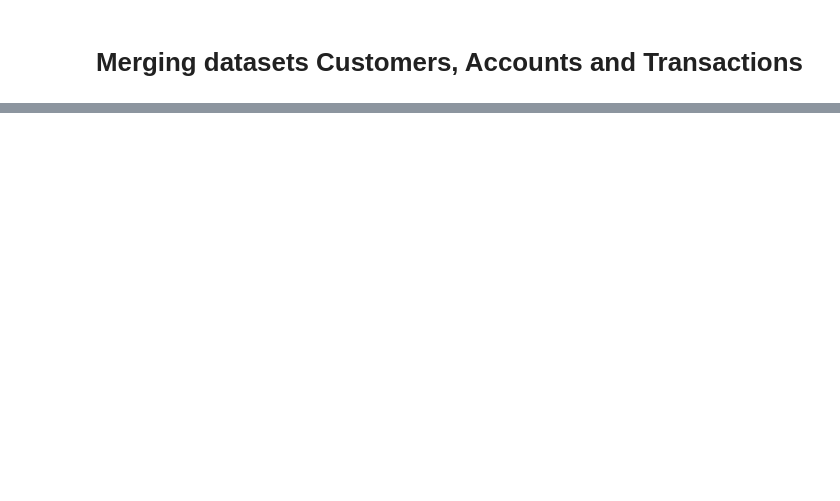
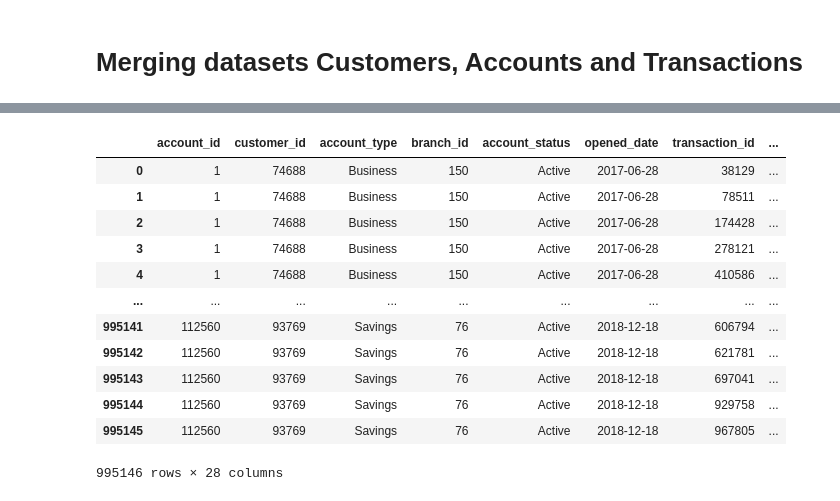
Before and after one commit to akonamajongile-a11y/bankguard, a Jupyter notebook: CleaningCustomers.ipynb, the cells around one changed output, grey strips where cells are left out. Cells and saved outputs as stored; diff of their text form; code cells hidden in the pictures; blank space fills up the shorter version.

```diff
--- a/CleaningCustomers.ipynb
+++ b/CleaningCustomers.ipynb
@@ -873 +650,4 @@ memory usage: 6.6 MB
+# %%
+# filling null merchant_id with unkown
+transactions["merchant_id"] = transactions["merchant_id"].fillna("Unknown")
 # %%
@@ -936,0 +726,3 @@ memory usage: 122.3 MB
+# %%
+trans_acc_cus =  pd.merge(trans_acc,customers, how='inner', on="customer_id")
+trans_acc_cus.info()
@@ -936,0 +747,4 @@ memory usage: 122.3 MB
+# %%
+# Droping indexes becuase I forgot to remove them when saving csv
+trans_acc_cus = trans_acc_cus.drop(columns=['Unnamed: 0_x', 'Unnamed: 0_y'])
+trans_acc_cus.info()
@@ -936,0 +769,18 @@ memory usage: 122.3 MB
+# %%
+#Customer Transaction Count
+trans_acc_cus['cus_trans_count'] = (trans_acc_cus.groupby('customer_id')['transaction_id'].transform('count'))
+trans_acc_cus
+# %% [output]
+|  | account_id | customer_id | account_type | branch_id | account_status | opened_date | transaction_id | ... |
+| 0 | 1 | 74688 | Business | 150 | Active | 2017-06-28 | 38129 | ... |
+| 1 | 1 | 74688 | Business | 150 | Active | 2017-06-28 | 78511 | ... |
+| 2 | 1 | 74688 | Business | 150 | Active | 2017-06-28 | 174428 | ... |
+| 3 | 1 | 74688 | Business | 150 | Active | 2017-06-28 | 278121 | ... |
+| 4 | 1 | 74688 | Business | 150 | Active | 2017-06-28 | 410586 | ... |
+| ... | ... | ... | ... | ... | ... | ... | ... | ... |
+| 995141 | 112560 | 93769 | Savings | 76 | Active | 2018-12-18 | 606794 | ... |
+| 995142 | 112560 | 93769 | Savings | 76 | Active | 2018-12-18 | 621781 | ... |
+| 995143 | 112560 | 93769 | Savings | 76 | Active | 2018-12-18 | 697041 | ... |
+| 995144 | 112560 | 93769 | Savings | 76 | Active | 2018-12-18 | 929758 | ... |
+| 995145 | 112560 | 93769 | Savings | 76 | Active | 2018-12-18 | 967805 | ... |
+995146 rows × 28 columns
```
Also changed, not shown: parts of 31 cells of this notebook, 4 other files.
